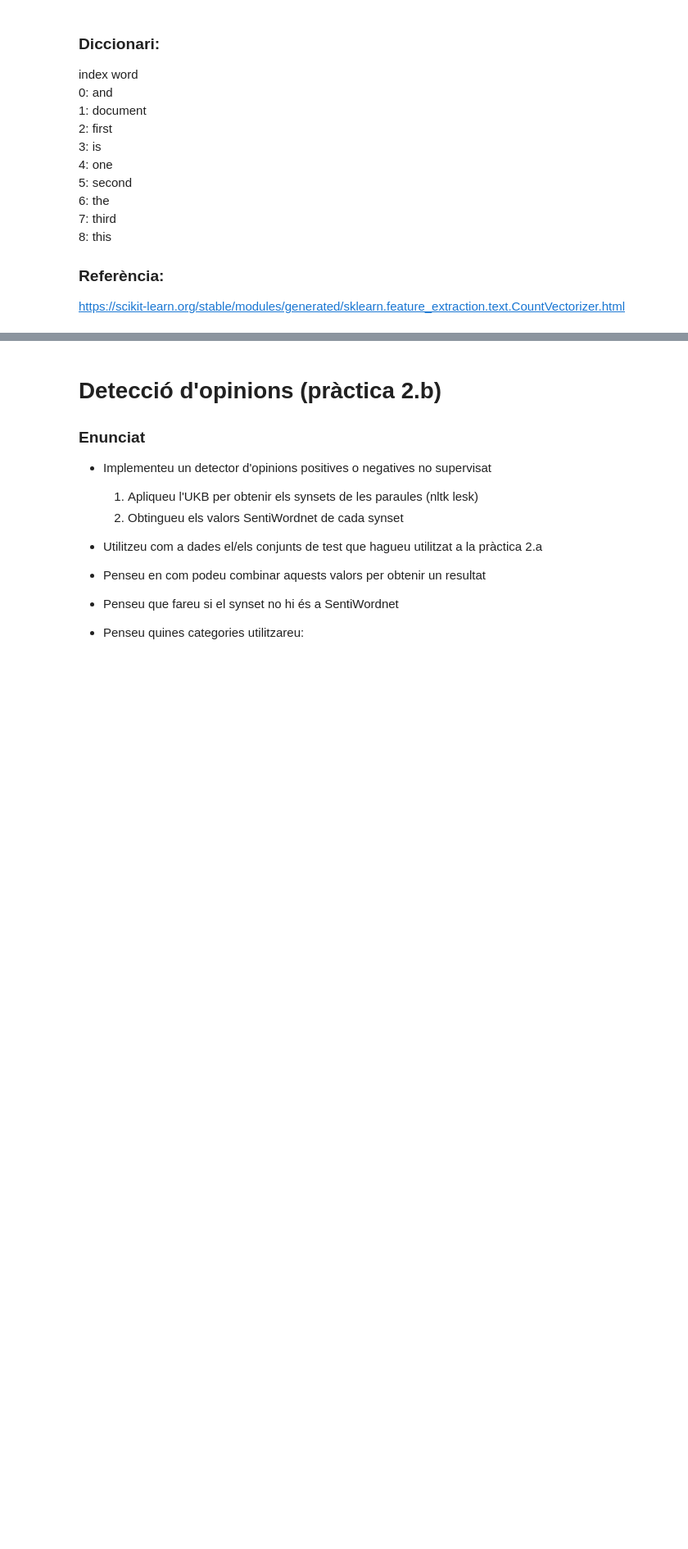
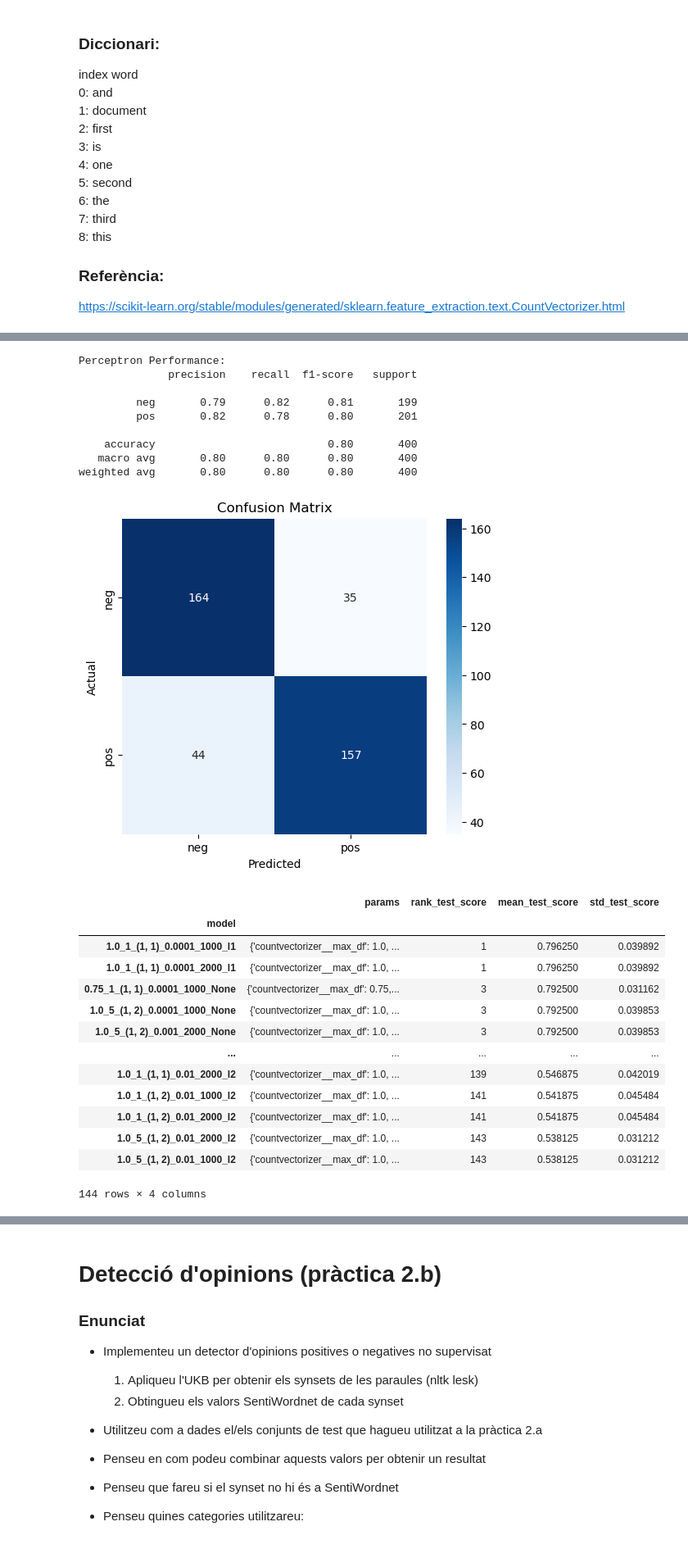
Before and after one commit to dz2pz/PLH-Deteccio-Opinions, a Jupyter notebook: Detecció d'opinions.ipynb, the cells around one changed output, grey strips where cells are left out. Shown at 82% size. Drawn from its saved outputs; the diff is of its cells as text; code cells hidden in the pictures; blank space fills up the shorter version.

```diff
--- a/Detecció d'opinions.ipynb
+++ b/Detecció d'opinions.ipynb
@@ -193,0 +309,66 @@ print(len(vec.get_feature_names_out()))
+# %%
+pipeline = make_pipeline(CountVectorizer(max_features=5000), Perceptron())
+
+param_grid = {
+    'countvectorizer__ngram_range': [(1,1), (1,2)],
+    'countvectorizer__max_df': [0.75, 1.0],
+    'countvectorizer__min_df': [1, 5],
+    'perceptron__penalty': [None, 'l2', 'l1'],
+    'perceptron__alpha': [0.0001, 0.001, 0.01],
+    'perceptron__max_iter': [1000, 2000]
+}
+
+cv = StratifiedKFold(n_splits=5, shuffle=True, random_state=42)
+
+gs_per = GridSearchCV(
+    estimator=pipeline,
+    param_grid=param_grid,
+    scoring='accuracy',
+    cv=cv,
+    n_jobs=-1
+)
+
+gs_per.fit(X_train, y_train)
+
+y_pred = gs_per.predict(X_test)
+
+print("Perceptron Performance:")
+print(classification_report(y_test, y_pred))
+
+cm = confusion_matrix(y_test, y_pred)
+plt.figure(figsize=(6, 5))
+sns.heatmap(cm, annot=True, fmt="d", cmap="Blues", xticklabels=gs_per.classes_, yticklabels=gs_per.classes_)
+plt.xlabel('Predicted')
+plt.ylabel('Actual')
+plt.title('Confusion Matrix')
+plt.show()
+
+results_df = pd.DataFrame(gs_per.cv_results_)
+results_df = results_df.sort_values(by=["rank_test_score"])
+results_df = results_df.set_index(results_df["params"].apply(lambda x: "_".join(str(val) for val in x.values()))).rename_axis("model")
+results_df[["params", "rank_test_score", "mean_test_score", "std_test_score"]]
+# %% [output]
+Perceptron Performance:
+              precision    recall  f1-score   support
+
+         neg       0.79      0.82      0.81       199
+         pos       0.82      0.78      0.80       201
+
+    accuracy                           0.80       400
+   macro avg       0.80      0.80      0.80       400
+weighted avg       0.80      0.80      0.80       400
+[figure, added]
+|  | params | rank_test_score | mean_test_score | std_test_score |
+| model |  |  |  |  |
+| 1.0_1_(1, 1)_0.0001_1000_l1 | {'countvectorizer__max_df': 1.0, ... | 1 | 0.796250 | 0.039892 |
+| 1.0_1_(1, 1)_0.0001_2000_l1 | {'countvectorizer__max_df': 1.0, ... | 1 | 0.796250 | 0.039892 |
+| 0.75_1_(1, 1)_0.0001_1000_None | {'countvectorizer__max_df': 0.75,... | 3 | 0.792500 | 0.031162 |
+| 1.0_5_(1, 2)_0.0001_1000_None | {'countvectorizer__max_df': 1.0, ... | 3 | 0.792500 | 0.039853 |
+| 1.0_5_(1, 2)_0.001_2000_None | {'countvectorizer__max_df': 1.0, ... | 3 | 0.792500 | 0.039853 |
+| ... | ... | ... | ... | ... |
+| 1.0_1_(1, 1)_0.01_2000_l2 | {'countvectorizer__max_df': 1.0, ... | 139 | 0.546875 | 0.042019 |
+| 1.0_1_(1, 2)_0.01_1000_l2 | {'countvectorizer__max_df': 1.0, ... | 141 | 0.541875 | 0.045484 |
+| 1.0_1_(1, 2)_0.01_2000_l2 | {'countvectorizer__max_df': 1.0, ... | 141 | 0.541875 | 0.045484 |
+| 1.0_5_(1, 2)_0.01_2000_l2 | {'countvectorizer__max_df': 1.0, ... | 143 | 0.538125 | 0.031212 |
+| 1.0_5_(1, 2)_0.01_1000_l2 | {'countvectorizer__max_df': 1.0, ... | 143 | 0.538125 | 0.031212 |
+144 rows × 4 columns
```
Also changed, not shown: parts of 22 cells of this notebook.
